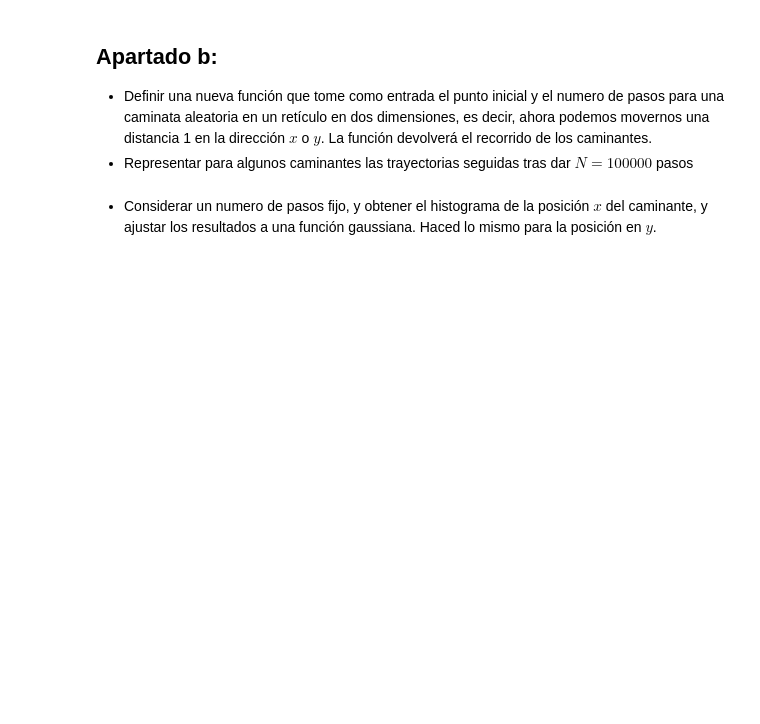
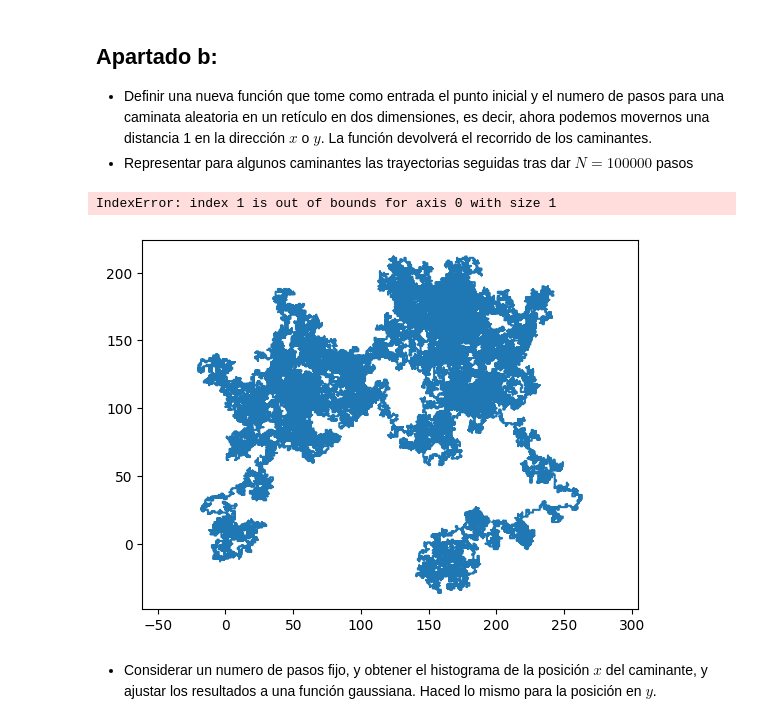
Before and after one commit to guillediaaazz/fiscomp-practices, a Jupyter notebook: P3/Reset_RW-enunciados.ipynb, the cells around one changed output. Saved outputs shown, nothing was run; the diff lists cells and outputs as text; code cells hidden in the pictures; blank space fills up the shorter version.

```diff
--- a/P3/Reset_RW-enunciados.ipynb
+++ b/P3/Reset_RW-enunciados.ipynb
@@ -124,3 +150,29 @@ amp, expn = fitStd(moves, steps)
+# %%
+steps = 100000
+x, y = randomWalk2D(200,200,steps)
+plot(x,y)
+axis('equal')
+show()
+# %% [output]
+IndexError: index 1 is out of bounds for axis 0 with size 1
+# %%
+x = [0]
+y = [0]
+steps = 100000
+
+for i in range(steps):
+    if randint(0,2) == 0:
+        x.append(x[-1] + (-1)**randint(0,2))
+        y.append(y[-1])
+    else:
+        x.append(x[-1])
+        y.append(y[-1] + (-1)**randint(0,2))
+
+plot(x,y)
+axis('equal')
+show()
+# %% [output]
+[figure, added]
 # %% [markdown]
 - Considerar un numero de pasos fijo, y obtener el histograma de la posición $x$ del caminante, y ajustar los resultados a una función gaussiana. Haced lo mismo para la posición en $y$.
 # %% [markdown]
```
Also changed, not shown: parts of 5 cells of this notebook.
